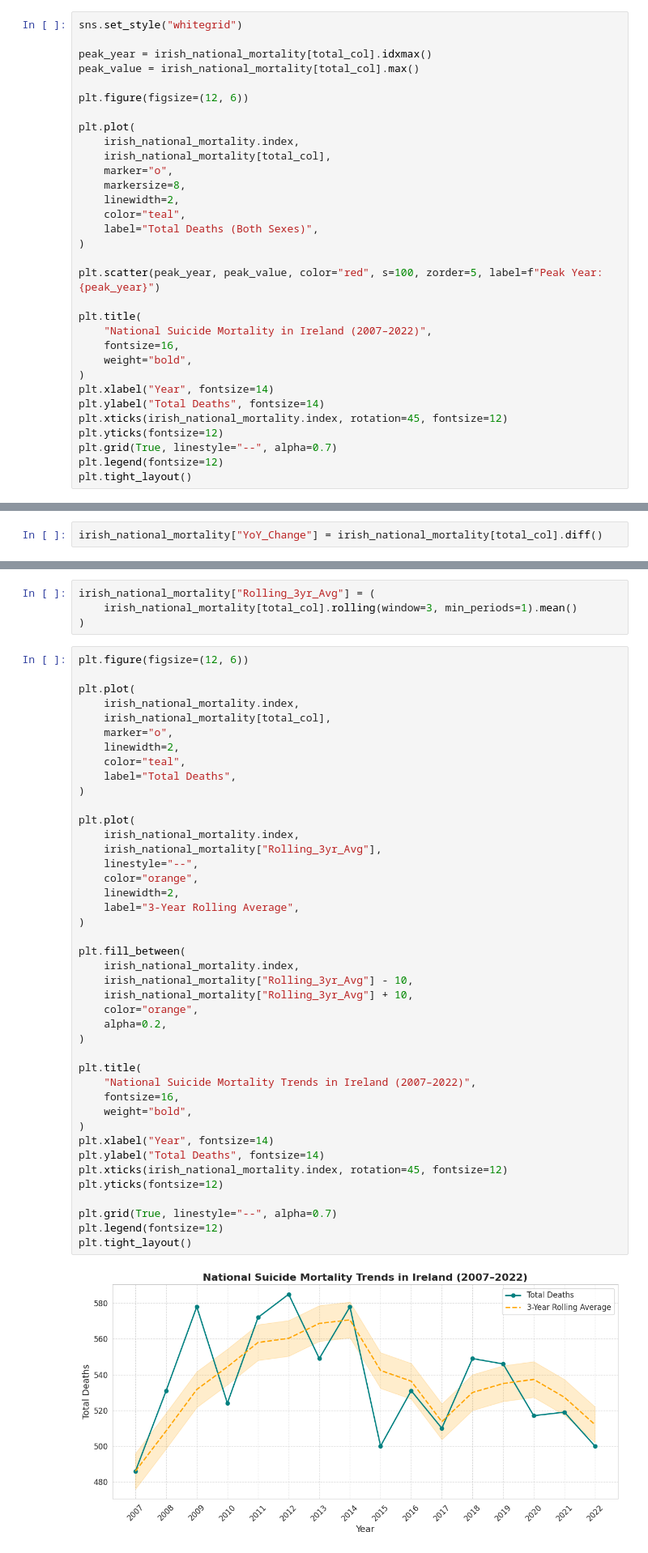
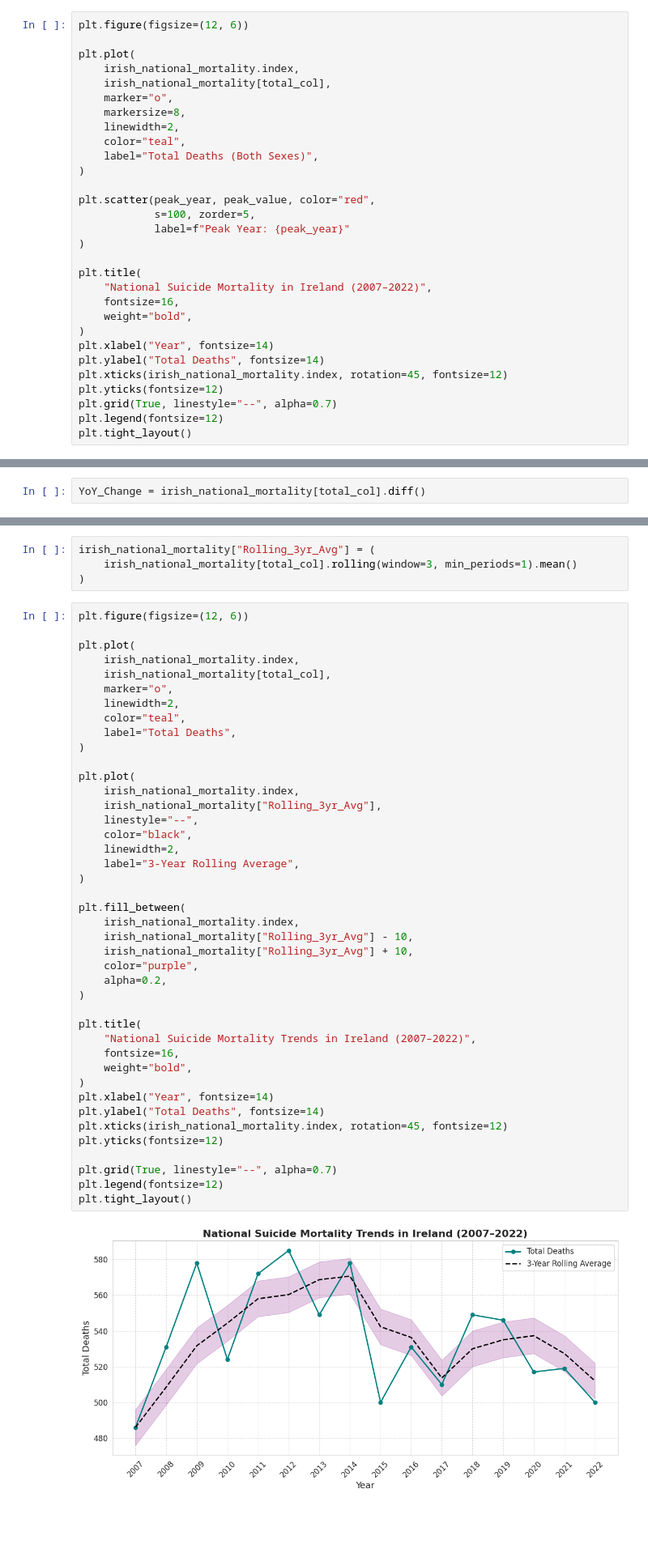
Before and after one commit to NibnabCodes/pfda_project, a Jupyter notebook: analysis.ipynb, the cells around one changed output, grey strips where cells are left out. Shown at 81% size. Saved outputs shown, nothing was run; the diff lists cells and outputs as text; blank space fills up the shorter version.

Commit message:
irish analysis complete

```diff
--- a/analysis.ipynb
+++ b/analysis.ipynb
@@ -763,9 +770,4 @@ total_col = ("All ages", "Both sexes")
 # %%
-sns.set_style("whitegrid")
-
-peak_year = irish_national_mortality[total_col].idxmax()
-peak_value = irish_national_mortality[total_col].max()
-
 plt.figure(figsize=(12, 6))
 
 plt.plot(
@@ -778,7 +780,10 @@ plt.plot(
     label="Total Deaths (Both Sexes)",
 )
 
-plt.scatter(peak_year, peak_value, color="red", s=100, zorder=5, label=f"Peak Year: {peak_year}")
+plt.scatter(peak_year, peak_value, color="red",
+            s=100, zorder=5,
+            label=f"Peak Year: {peak_year}"
+)
 
 plt.title(
     "National Suicide Mortality in Ireland (2007–2022)",
@@ -801,4 +811,4 @@ https://www.w3schools.com/python/pandas/ref_df_diff.asp This plot highlights sho
 # %%
-irish_national_mortality["YoY_Change"] = irish_national_mortality[total_col].diff()
+YoY_Change = irish_national_mortality[total_col].diff()
 # %%
 plt.figure(figsize=(12, 6))
@@ -845,34 +858,34 @@ plt.plot(
 
 plt.plot(
     irish_national_mortality.index,
     irish_national_mortality["Rolling_3yr_Avg"],
     linestyle="--",
-    color="orange",
+    color="black",
     linewidth=2,
     label="3-Year Rolling Average",
 )
 
 plt.fill_between(
     irish_national_mortality.index,
     irish_national_mortality["Rolling_3yr_Avg"] - 10,
     irish_national_mortality["Rolling_3yr_Avg"] + 10,
-    color="orange",
+    color="purple",
     alpha=0.2,
 )
 
 plt.title(
     "National Suicide Mortality Trends in Ireland (2007–2022)",
     fontsize=16,
     weight="bold",
 )
 plt.xlabel("Year", fontsize=14)
 plt.ylabel("Total Deaths", fontsize=14)
 plt.xticks(irish_national_mortality.index, rotation=45, fontsize=12)
 plt.yticks(fontsize=12)
 
 plt.grid(True, linestyle="--", alpha=0.7)
 plt.legend(fontsize=12)
 plt.tight_layout()
 # %% [output]
-[figure, old version]
+[figure, new version]
 # %% [markdown]
```
Also changed, not shown: parts of 55 cells of this notebook.
